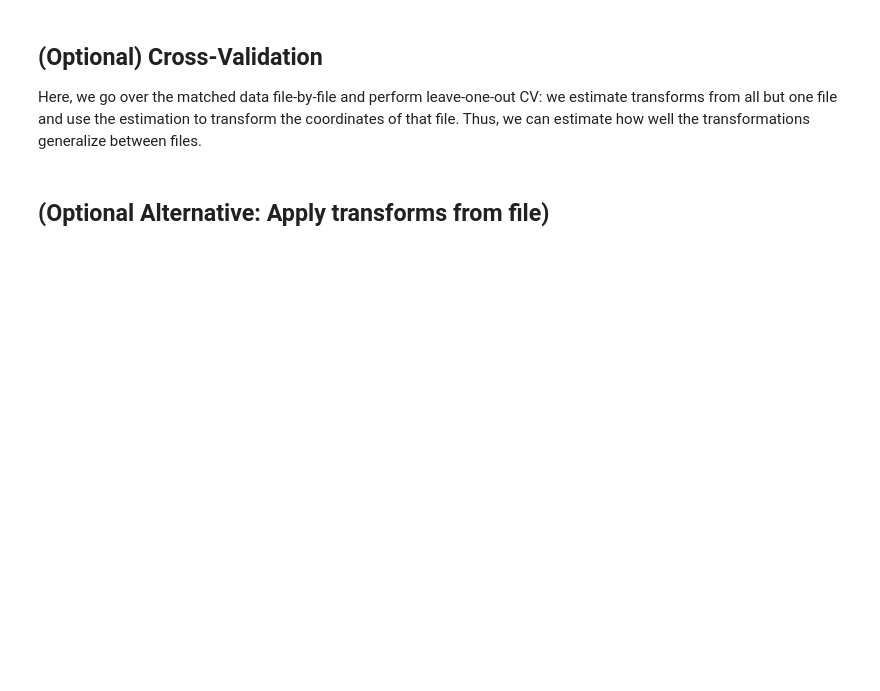
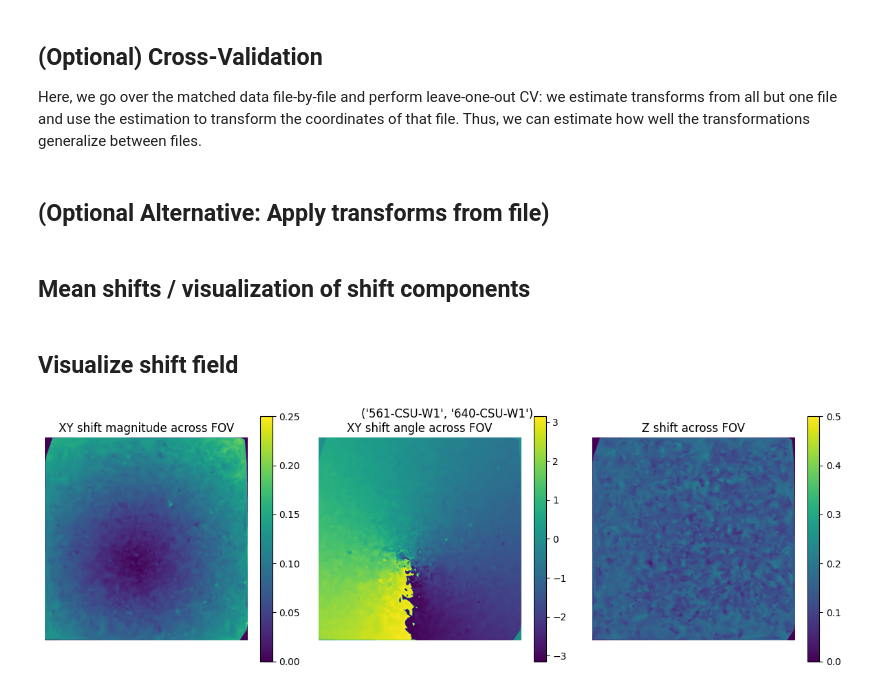
Before and after one commit to hoerlteam/image-analyis-recipes, a Jupyter notebook: alignment/alignment_estimation_from_coordinate_tables.ipynb, the cells around one changed output. Cells and saved outputs as stored; diff of their text form; code cells hidden in the pictures; blank space fills up the shorter version.

Commit message:
add some QC visualization to alignment estimation

```diff
--- a/alignment/alignment_estimation_from_coordinate_tables.ipynb
+++ b/alignment/alignment_estimation_from_coordinate_tables.ipynb
@@ -4,8 +4,8 @@
 This notebook will pool spot detections from multiple files and use them to estimate alignment parameters between channels.
 # %%
 # Specify input: base folder, spot detection subfolder, file pattern
-# in_path = '/Volumes/agl_data/NanoFISH/Gabi/GS666_tetraspeck_on_cells_1-50'
-in_path = '/Volumes/agl_data/NanoFISH/Gabi/GS651_Nanog_2-color_2nM/'
+in_path = '/Volumes/agl_data/NanoFISH/Gabi/GS666_tetraspeck_on_cells_1-50'
+# in_path = '/Volumes/agl_data/NanoFISH/Gabi/GS651_Nanog_2-color_2nM/'
 detection_subdirectory = 'spot-detection'
 file_pattern = '*.csv'
 
@@ -151,6 +151,7 @@ transform_type = {
     "similarity": SimilarityTransform
 }[transform_model_type]
 
+inlier_dfs = {}
 
 transforms = {}
 
@@ -180,6 +181,11 @@ for (ch1, ch2), dfi in matched_df.groupby(['channel1', 'channel2']):
                                 transform_type, 4, residual_threshold=residual_threshold, max_trials=ransac_max_trials)
     print(f'RANSAC on {ch1}->{ch2} inliers: {inliers.sum()}/{len(inliers)}')
 
+    # save copy of matched coordinates with inlier info (for transformation field visualization)
+    inlier_df = dfi.copy()
+    inlier_df["inlier"] = inliers
+    inlier_dfs[(ch1, ch2)] = inlier_df
+
     # print some distance details
     dist_before_norm = (np.linalg.norm((matched_coords_ch1[inliers] - matched_coords_ch2[inliers]), axis=1).mean())
     dist_before = (matched_coords_ch1[inliers] - matched_coords_ch2[inliers]).mean(axis=0)
@@ -198,7 +204,7 @@ for (ch1, ch2), dfi in matched_df.groupby(['channel1', 'channel2']):
 import json
 from pathlib import Path
 
-out_file = Path(in_path) / 'channel_registration_multifile.json'
+out_file = Path(in_path) / 'channel_registration_multifile-3c.json'
 
 # TODO: also save FOV?
 output = {
@@ -315,6 +321,8 @@ for (ch1, ch2), dfi in matched_df.groupby(['channel1', 'channel2']):
 
 df_corrected = pd.concat(df_corrected)
 df_corrected
+# %% [markdown]
+## Mean shifts / visualization of shift components
 # %%
 matched_coords_ch1 = df_corrected[[f"{d}_micron_ch1" for d in 'zyx']].values
 matched_coords_ch1_corr = df_corrected[[f"{d}_micron_ch1_corr" for d in 'zyx']].values
@@ -328,11 +336,3 @@ dist_after = (matched_coords_ch1_corr - matched_coords_ch2).mean(axis=0)
 
 print(f'mean distance before transform: {dist_before_norm:.3f} {pixel_unit}, after: {dist_after_norm:.3f} {pixel_unit}')
 print(f'mean shift before transform: {dist_before} {pixel_unit}, after: {dist_after} {pixel_unit}')
-# %%
-import matplotlib.pyplot as plt
-import seaborn as sns
-
-fig, axs = plt.subplots(ncols=3, figsize=(12,3))
-
-for ax, d in zip(axs, (matched_coords_ch1_corr - matched_coords_ch2).T):
-    sns.histplot(x=d, ax=ax)
@@ -338,0 +354,52 @@ for ax, d in zip(axs, (matched_coords_ch1_corr - matched_coords_ch2).T):
+# %% [markdown]
+## Visualize shift field
+# %%
+from scipy.interpolate import LinearNDInterpolator
+
+
+for (ch1, ch2), dfi in inlier_dfs.items():
+
+    pixel_size = dfi[["pixel_size_micron_y", "pixel_size_micron_x"]].values[0]
+    fov = dfi[["fov_micron_y", "fov_micron_x"]].values[0]
+
+    shape = tuple(np.round(fov/pixel_size).astype(int))
+
+
+    matched_coords_ch1 = inlier_df[[f"{d}_micron_ch1" for d in 'zyx']][inlier_df.inlier].values
+    matched_coords_ch2 = inlier_df[[f"{d}_micron_ch2" for d in 'zyx']][inlier_df.inlier].values
+
+    interp_z = LinearNDInterpolator(matched_coords_ch1[:, 1:], (matched_coords_ch2 - matched_coords_ch1).T[0], fill_value=0)
+    interp_y = LinearNDInterpolator(matched_coords_ch1[:, 1:], (matched_coords_ch2 - matched_coords_ch1).T[1], fill_value=0)
+    interp_x = LinearNDInterpolator(matched_coords_ch1[:, 1:], (matched_coords_ch2 - matched_coords_ch1).T[2], fill_value=0)
+
+    sample_coords = np.stack(np.mgrid[:shape[0], :shape[1]], -1) * pixel_size
+
+    shift_x_int = interp_x(sample_coords.reshape((-1, 2))).reshape(shape)
+    shift_y_int = interp_y(sample_coords.reshape((-1, 2))).reshape(shape)
+    shift_z_int = interp_z(sample_coords.reshape((-1, 2))).reshape(shape)
+    # xy shift angle
+    shift_angle = np.atan2(shift_x_int.flat, shift_y_int.flat).reshape(shape)
+
+    fig, axs = plt.subplots(ncols=3, figsize=(12, 4))
+
+    plt0 = axs[0].imshow(np.linalg.norm([shift_y_int, shift_x_int], axis=0), clim=(0, 0.25))
+    axs[0].axis('off')
+    axs[0].set_title("XY shift magnitude across FOV")
+    plt.colorbar(plt0)
+
+    plt1 = axs[1].imshow(shift_angle)
+    axs[1].axis('off')
+    axs[1].set_title("XY shift angle across FOV")
+    plt.colorbar(plt1)
+
+    plt2 = axs[2].imshow(shift_z_int, clim=(0, 0.5))
+    axs[2].axis('off')
+    axs[2].set_title("Z shift across FOV")
+    plt.colorbar(plt2)
+
+    fig.tight_layout()
+    fig.suptitle((ch1, ch2))
+
+# dfi
+# %% [output]
+[figure, added]
```
Also changed, not shown: parts of 1 cell of this notebook.
